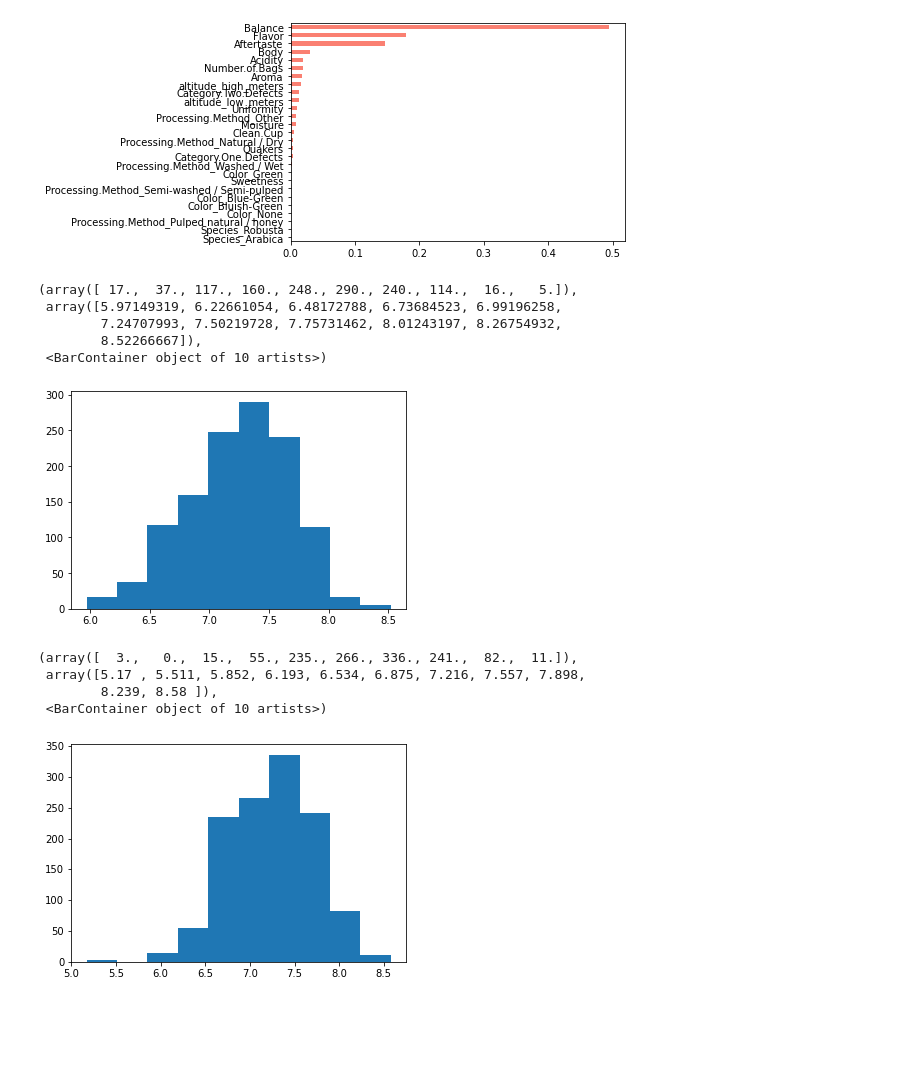
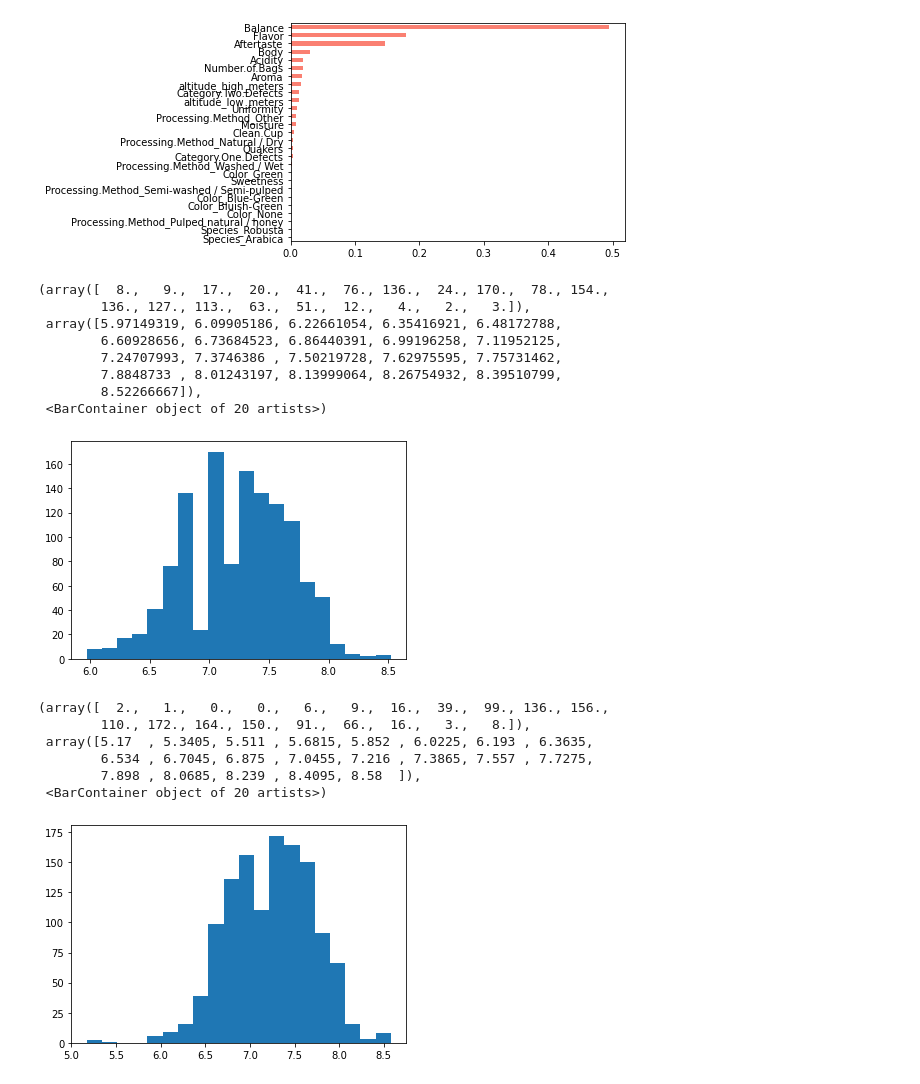
Before and after one commit to rhit-koenignm/CSSE415-CoffeeProject, a Jupyter notebook: cupper_points.ipynb, the cells around one changed output. Cells and saved outputs as stored; diff of their text form; code cells hidden in the pictures; blank space fills up the shorter version.

```diff
--- a/cupper_points.ipynb
+++ b/cupper_points.ipynb
@@ -101,19 +102,24 @@ feature_importance.sort_values().plot.barh(color='salmon')
 # %%
 y_train_predict = best_forest.predict(X_train)
 y_train_predict = y_train_predict.reshape(-1,1)
-plt.hist(y_train_predict)
+plt.hist(y_train_predict, bins = 20)
 # %% [output]
-(array([ 17.,  37., 117., 160., 248., 290., 240., 114.,  16.,   5.]),
- array([5.97149319, 6.22661054, 6.48172788, 6.73684523, 6.99196258,
-        7.24707993, 7.50219728, 7.75731462, 8.01243197, 8.26754932,
+(array([  8.,   9.,  17.,  20.,  41.,  76., 136.,  24., 170.,  78., 154.,
+        136., 127., 113.,  63.,  51.,  12.,   4.,   2.,   3.]),
+ array([5.97149319, 6.09905186, 6.22661054, 6.35416921, 6.48172788,
+        6.60928656, 6.73684523, 6.86440391, 6.99196258, 7.11952125,
+        7.24707993, 7.3746386 , 7.50219728, 7.62975595, 7.75731462,
+        7.8848733 , 8.01243197, 8.13999064, 8.26754932, 8.39510799,
         8.52266667]),
- <BarContainer object of 10 artists>)
+ <BarContainer object of 20 artists>)
-[figure, old version]
+[figure, new version]
 # %%
-plt.hist(y_train)
+plt.hist(y_train, bins = 20)
 # %% [output]
-(array([  3.,   0.,  15.,  55., 235., 266., 336., 241.,  82.,  11.]),
- array([5.17 , 5.511, 5.852, 6.193, 6.534, 6.875, 7.216, 7.557, 7.898,
-        8.239, 8.58 ]),
- <BarContainer object of 10 artists>)
+(array([  2.,   1.,   0.,   0.,   6.,   9.,  16.,  39.,  99., 136., 156.,
+        110., 172., 164., 150.,  91.,  66.,  16.,   3.,   8.]),
+ array([5.17  , 5.3405, 5.511 , 5.6815, 5.852 , 6.0225, 6.193 , 6.3635,
+        6.534 , 6.7045, 6.875 , 7.0455, 7.216 , 7.3865, 7.557 , 7.7275,
+        7.898 , 8.0685, 8.239 , 8.4095, 8.58  ]),
+ <BarContainer object of 20 artists>)
-[figure, old version]
+[figure, new version]
```
Also changed, not shown: parts of 6 cells of this notebook.
